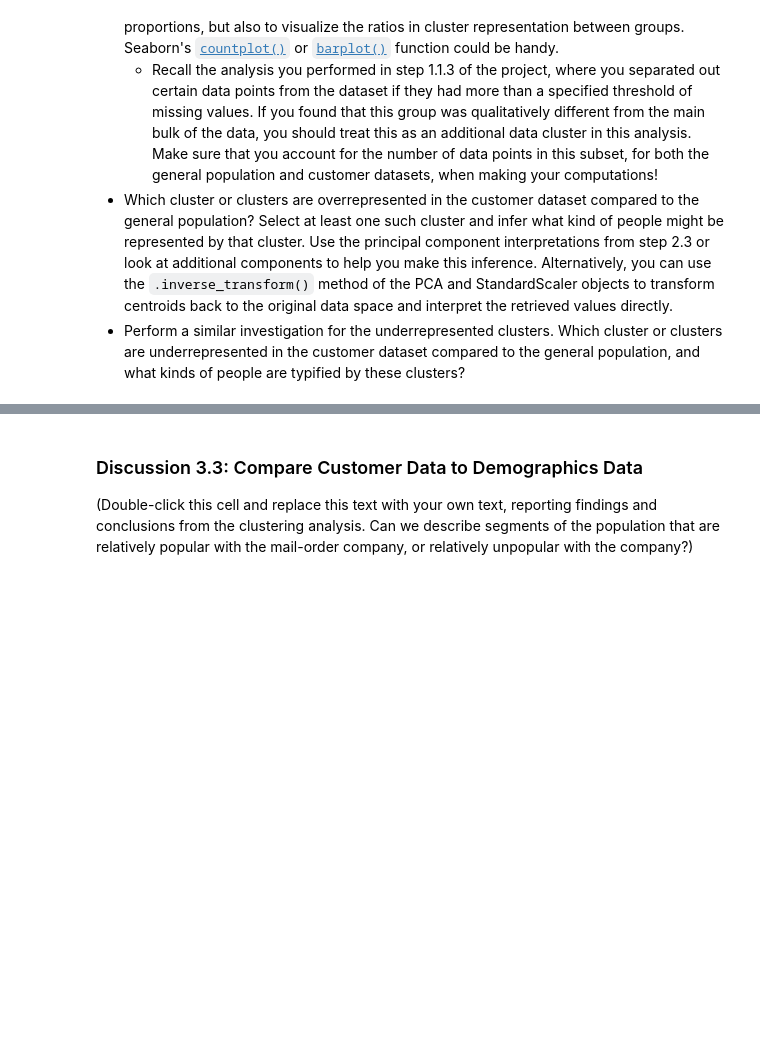
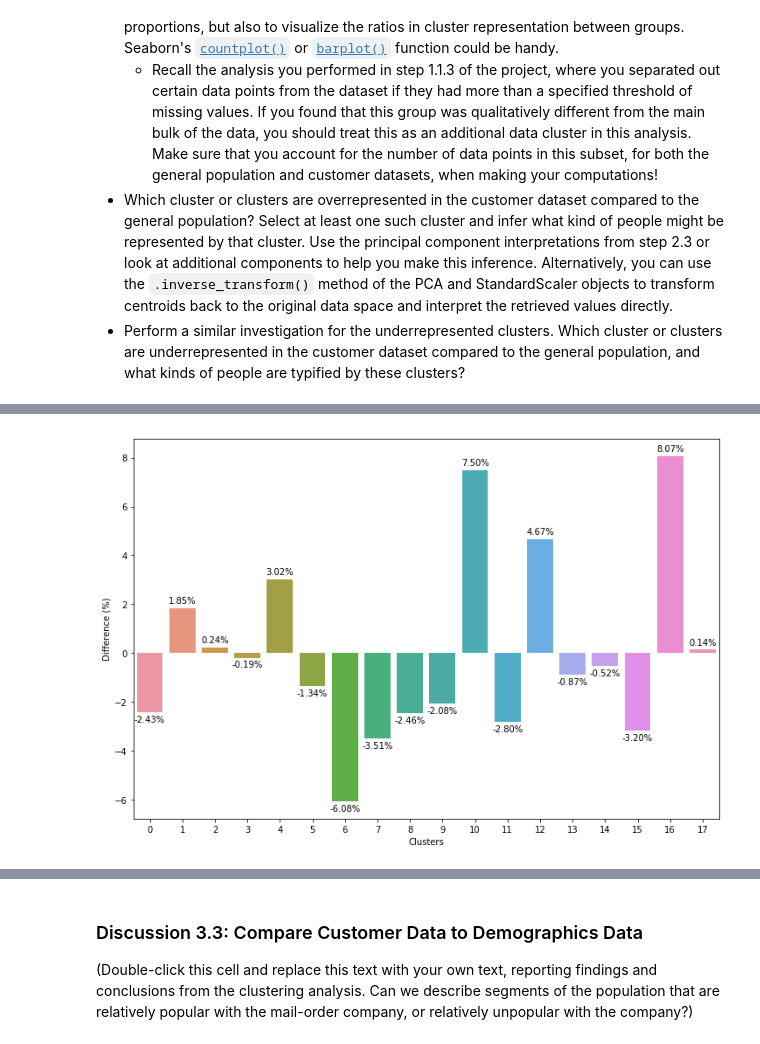
Before and after one commit to sclkan/Identify-Customer-Segments, a Jupyter notebook: Identify_Customer_Segments.ipynb, the cells around one changed output, grey strips where cells are left out. Cells and saved outputs as stored; diff of their text form; code cells hidden in the pictures; blank space fills up the shorter version.

```diff
--- a/Identify_Customer_Segments.ipynb
+++ b/Identify_Customer_Segments.ipynb
@@ -1044,0 +1067,32 @@ Take a look at the following points in this step:
+# %%
+# What kinds of people are part of a cluster that is overrepresented in the customer data compared to the general population?
+
+from collections import Counter
+
+def ratio(array):
+    array.sort()
+    dictionary = Counter(array)
+
+    for i in dictionary.keys():
+        dictionary[i] = dictionary[i] / len(array) * 100
+
+    return dictionary
+# %%
+diff1 = ratio(customers_kmeans)
+diff2 = ratio(azdias_kmeans)
+diff1.subtract(diff2)
+# %%
+plt.figure(figsize=[12,8])
+ax = sb.barplot(list(diff1.keys()), list(diff1.values()))
+
+for p in ax.patches:
+    height = p.get_height()
+    if height > 0:
+        ax.text(p.get_x()+p.get_width()/2., height + 0.2, '{:1.2f}%'.format(height), ha="center")
+    else:
+        ax.text(p.get_x()+p.get_width()/2., height - 0.4, '{:1.2f}%'.format(height), ha="center")
+
+ax.set_xlabel('Clusters')
+ax.set_ylabel('Difference (%)');
+# %% [output]
+[figure, added]
```
Also changed, not shown: parts of 5 cells of this notebook.
